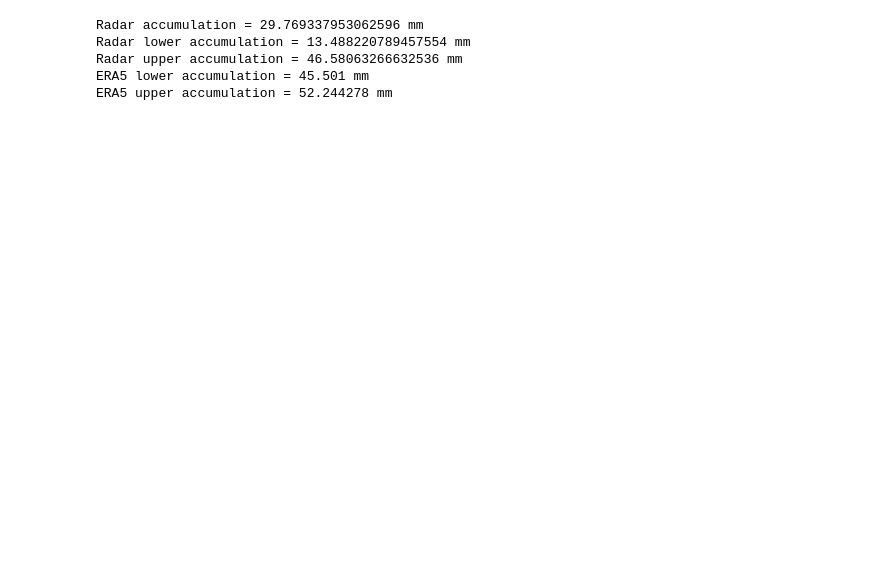
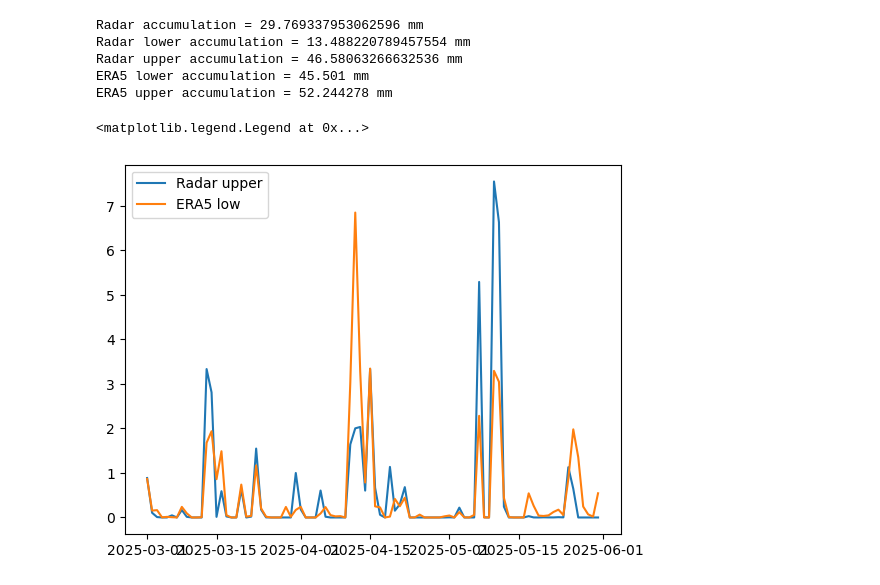
Before and after one commit to Troll-Observing-Network/neumayer-snowfall, a Jupyter notebook: TrollMarchAccum.ipynb, the cells around one changed output. Saved outputs shown, nothing was run; the diff lists cells and outputs as text; code cells hidden in the pictures; blank space fills up the shorter version.

```diff
--- a/TrollMarchAccum.ipynb
+++ b/TrollMarchAccum.ipynb
@@ -211,3 +271,13 @@ Radar lower accumulation = 13.488220789457554 mm
 Radar upper accumulation = 46.58063266632536 mm
 ERA5 lower accumulation = 45.501 mm
 ERA5 upper accumulation = 52.244278 mm
+# %%
+dates = np.arange('2025-03-01', '2025-06-01', dtype='datetime64[D]')
+
+plt.plot(dates, radar_accum_lower, label='Radar upper')
+plt.plot(dates, accum_daily_low, label='ERA5 low')
+#plt.plot(dates, accum_daily_high, label='ERA5 high')
+plt.legend()
+# %% [output]
+<matplotlib.legend.Legend at 0x...>
+[figure, added]
```
Also changed, not shown: parts of 5 cells of this notebook.
